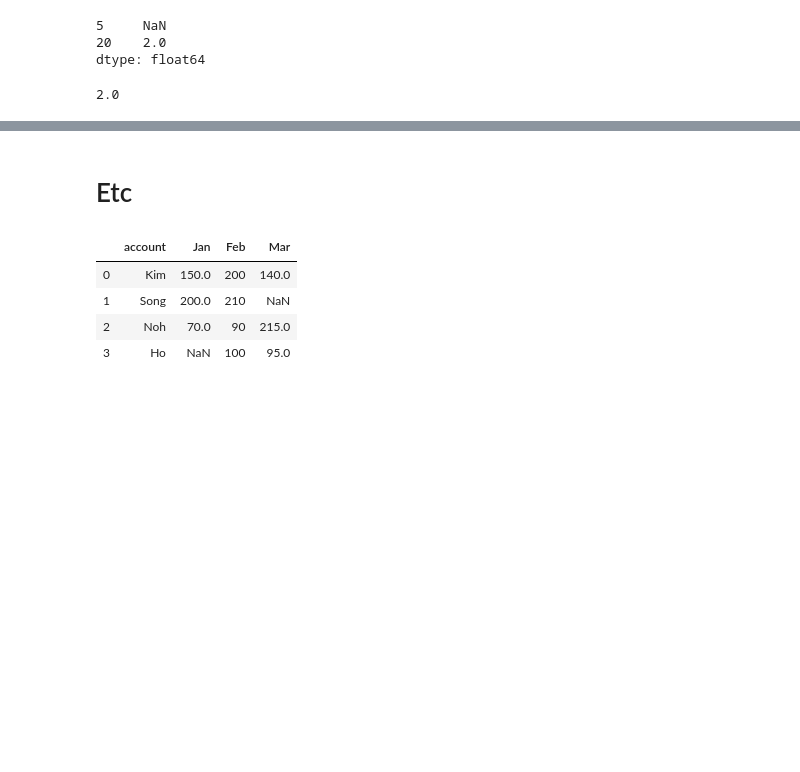
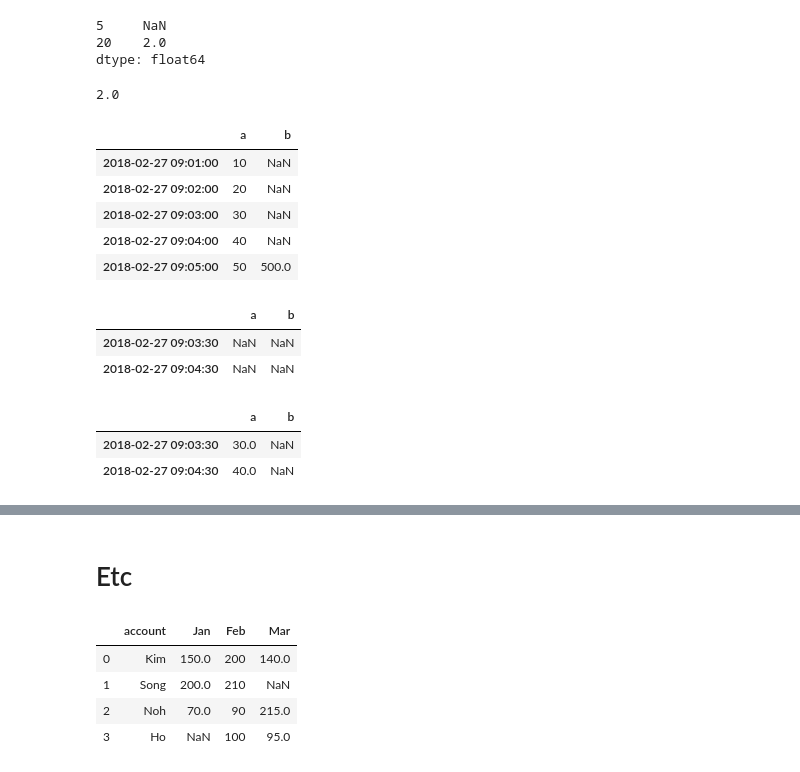
Before and after one commit to hwan141592/WILT, a Jupyter notebook: [PP] Pandas DataFrame.ipynb, the cells around one changed output, grey strips where cells are left out. Drawn from its saved outputs; the diff is of its cells as text; code cells hidden in the pictures; blank space fills up the shorter version.

```diff
--- a/[PP] Pandas DataFrame.ipynb
+++ b/[PP] Pandas DataFrame.ipynb
@@ -1262,3 +1262,34 @@ dtype: float64
 s.asof(30)
 # %% [output]
 2.0
+# %%
+df = pd.DataFrame({'a':[10,20,30,40,50],
+                   'b':[None, None, None, None, 500]},
+                   index = pd.DatetimeIndex(['2018-02-27 09:01:00',
+                                             '2018-02-27 09:02:00',
+                                             '2018-02-27 09:03:00',
+                                             '2018-02-27 09:04:00',
+                                             '2018-02-27 09:05:00']))
+df
+# %% [output]
+|  | a | b |
+| 2018-02-27 09:01:00 | 10 | NaN |
+| 2018-02-27 09:02:00 | 20 | NaN |
+| 2018-02-27 09:03:00 | 30 | NaN |
+| 2018-02-27 09:04:00 | 40 | NaN |
+| 2018-02-27 09:05:00 | 50 | 500.0 |
+# %%
+df.asof(pd.DatetimeIndex(['2018-02-27 09:03:30',
+                          '2018-02-27 09:04:30']))
+# %% [output]
+|  | a | b |
+| 2018-02-27 09:03:30 | NaN | NaN |
+| 2018-02-27 09:04:30 | NaN | NaN |
+# %%
+df.asof(pd.DatetimeIndex(['2018-02-27 09:03:30',
+                          '2018-02-27 09:04:30']),
+        subset=['a'])
+# %% [output]
+|  | a | b |
+| 2018-02-27 09:03:30 | 30.0 | NaN |
+| 2018-02-27 09:04:30 | 40.0 | NaN |
```
Also changed, not shown: parts of 3 cells of this notebook.
